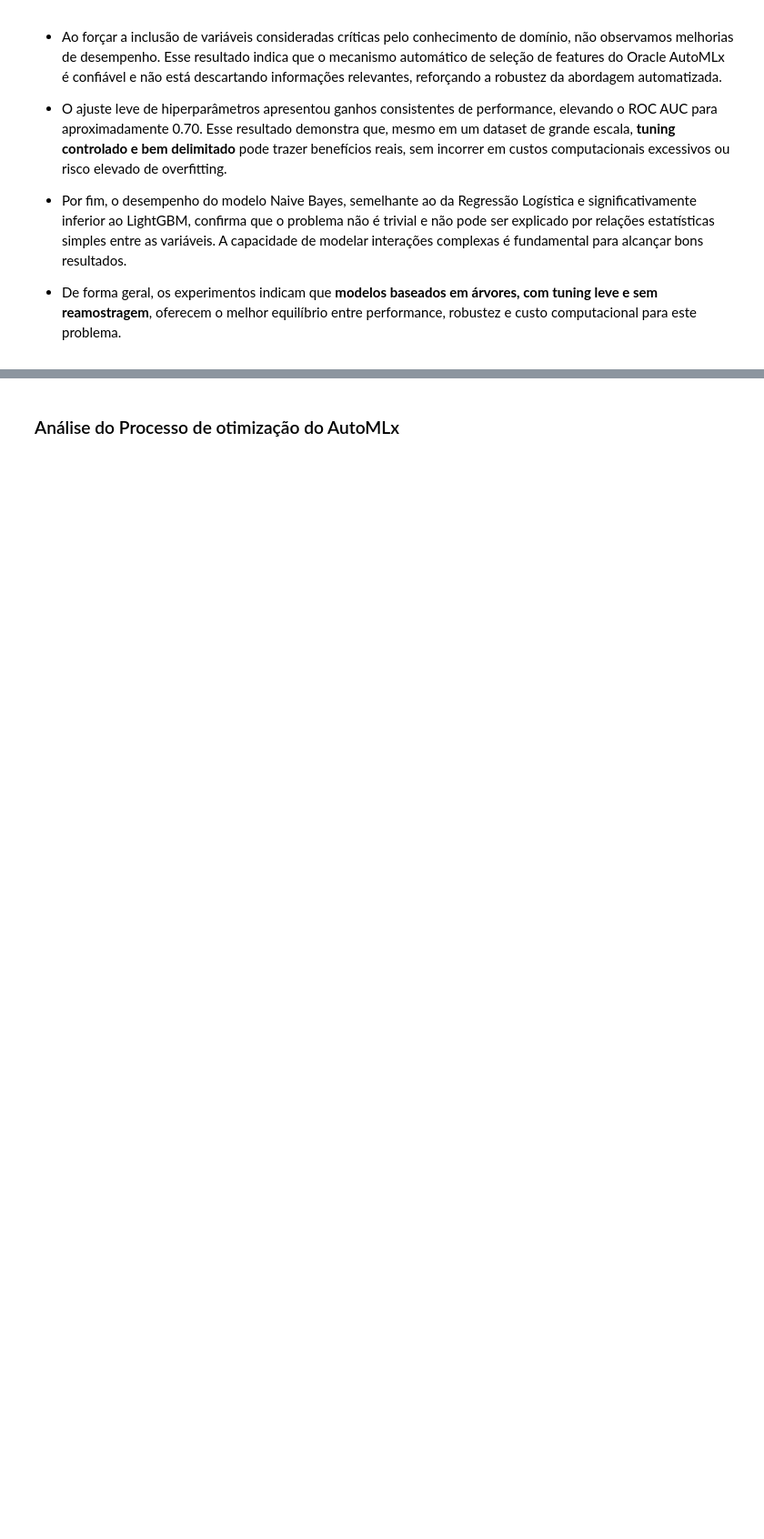
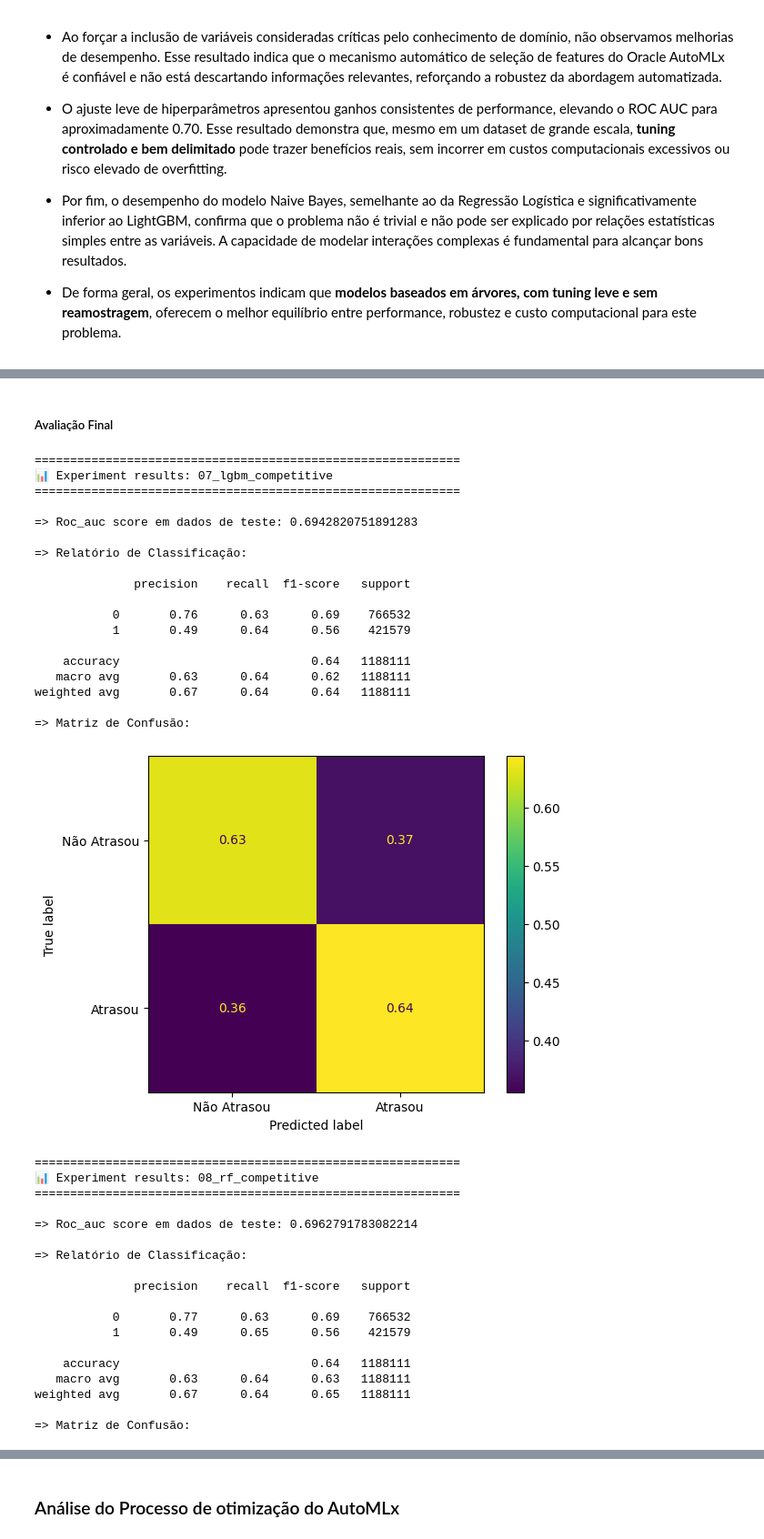
Before and after one commit to RavyBomfim/FlightOnTime-DataScience, a Jupyter notebook: main.ipynb, the cells around one changed output, grey strips where cells are left out. Shown at 91% size. Saved outputs shown, nothing was run; the diff lists cells and outputs as text; code cells hidden in the pictures; blank space fills up the shorter version.

Commit message:
concluir experimentação de modelos e derivar o melhor modelo para produção

```diff
--- a/main.ipynb
+++ b/main.ipynb
@@ -439,0 +807,2 @@ Os experimentos realizados fornecem uma visão clara sobre a natureza do problem
+# %%
+experimental_models_final = load_experimental_models(PIPELINE_CONFIGS_FINAL)
@@ -439,0 +829,45 @@ Os experimentos realizados fornecem uma visão clara sobre a natureza do problem
+# %% [markdown]
+##### Avaliação Final
+# %%
+evaluate_experimental_models(
+    experimental_models=experimental_models_final,
+    X_test=X_test,
+    y_test=y_test,)
+# %% [output]
+============================================================
+📊 Experiment results: 07_lgbm_competitive
+============================================================
+
+=> Roc_auc score em dados de teste: 0.6942820751891283
+
+=> Relatório de Classificação:
+
+              precision    recall  f1-score   support
+
+           0       0.76      0.63      0.69    766532
+           1       0.49      0.64      0.56    421579
+
+    accuracy                           0.64   1188111
+   macro avg       0.63      0.64      0.62   1188111
+weighted avg       0.67      0.64      0.64   1188111
+
+=> Matriz de Confusão:
+[figure, added]
+============================================================
+📊 Experiment results: 08_rf_competitive
+============================================================
+
+=> Roc_auc score em dados de teste: 0.6962791783082214
+
+=> Relatório de Classificação:
+
+              precision    recall  f1-score   support
+
+           0       0.77      0.63      0.69    766532
+           1       0.49      0.65      0.56    421579
+
+    accuracy                           0.64   1188111
+   macro avg       0.63      0.64      0.63   1188111
+weighted avg       0.67      0.64      0.65   1188111
+
+=> Matriz de Confusão:
```
Also changed, not shown: parts of 58 cells of this notebook, 20 other files.
